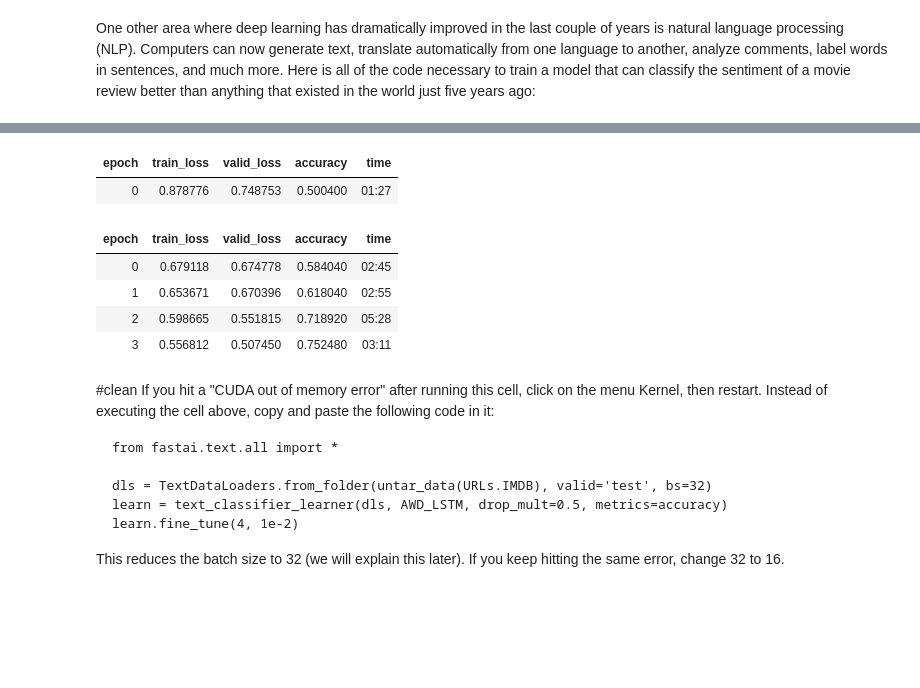
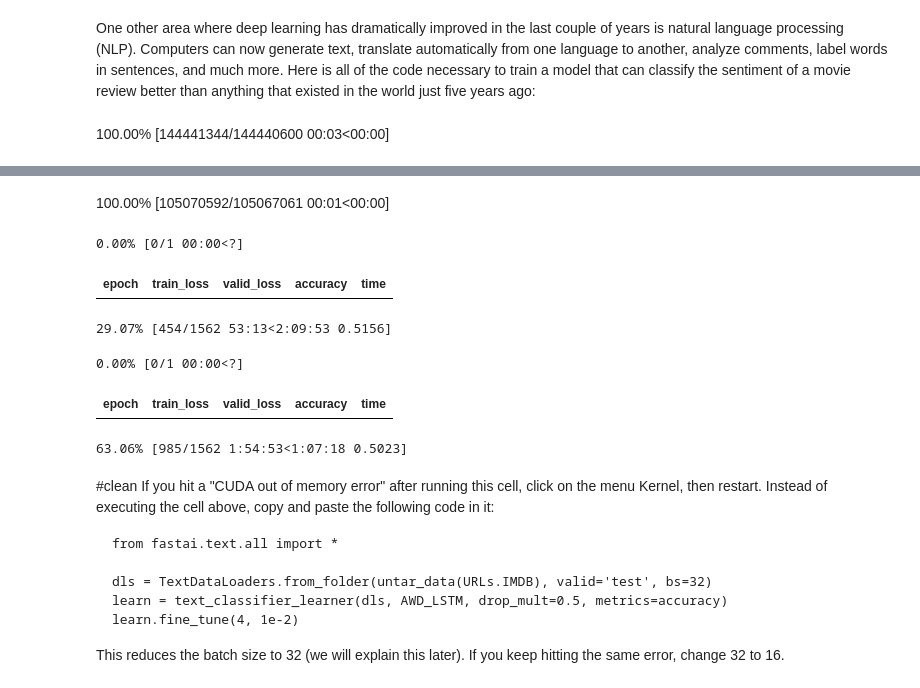
Before and after one commit to porfinogeneta/Fastai-Book, a Jupyter notebook: 01_intro.ipynb, the cells around one changed output, grey strips where cells are left out. Saved outputs shown, nothing was run; the diff lists cells and outputs as text; code cells hidden in the pictures; blank space fills up the shorter version.

```diff
--- a/01_intro.ipynb
+++ b/01_intro.ipynb
@@ -705,7 +707,8 @@ One other area where deep learning has dramatically improved in the last couple
 # %%
 from fastai.text.all import *
 
-dls = TextDataLoaders.from_folder(untar_data(URLs.IMDB), valid='test')
+dls = TextDataLoaders.from_folder(untar_data(URLs.IMDB), valid='test', bs=16)
 learn = text_classifier_learner(dls, AWD_LSTM, drop_mult=0.5, metrics=accuracy)
 learn.fine_tune(4, 1e-2)
 # %% [output]
+100.00% [144441344/144440600 00:03<00:00]
@@ -712,10 +716,10 @@ learn.fine_tune(4, 1e-2)
+100.00% [105070592/105067061 00:01<00:00]
+0.00% [0/1 00:00<?]
 | epoch | train_loss | valid_loss | accuracy | time |
-| 0 | 0.878776 | 0.748753 | 0.500400 | 01:27 |
+29.07% [454/1562 53:13<2:09:53 0.5156]
+0.00% [0/1 00:00<?]
 | epoch | train_loss | valid_loss | accuracy | time |
-| 0 | 0.679118 | 0.674778 | 0.584040 | 02:45 |
-| 1 | 0.653671 | 0.670396 | 0.618040 | 02:55 |
-| 2 | 0.598665 | 0.551815 | 0.718920 | 05:28 |
-| 3 | 0.556812 | 0.507450 | 0.752480 | 03:11 |
+63.06% [985/1562 1:54:53<1:07:18 0.5023]
 # %% [markdown]
 #clean
 If you hit a "CUDA out of memory error" after running this cell, click on the menu Kernel, then restart. Instead of executing the cell above, copy and paste the following code in it:
```
Also changed, not shown: parts of 7 cells of this notebook.
